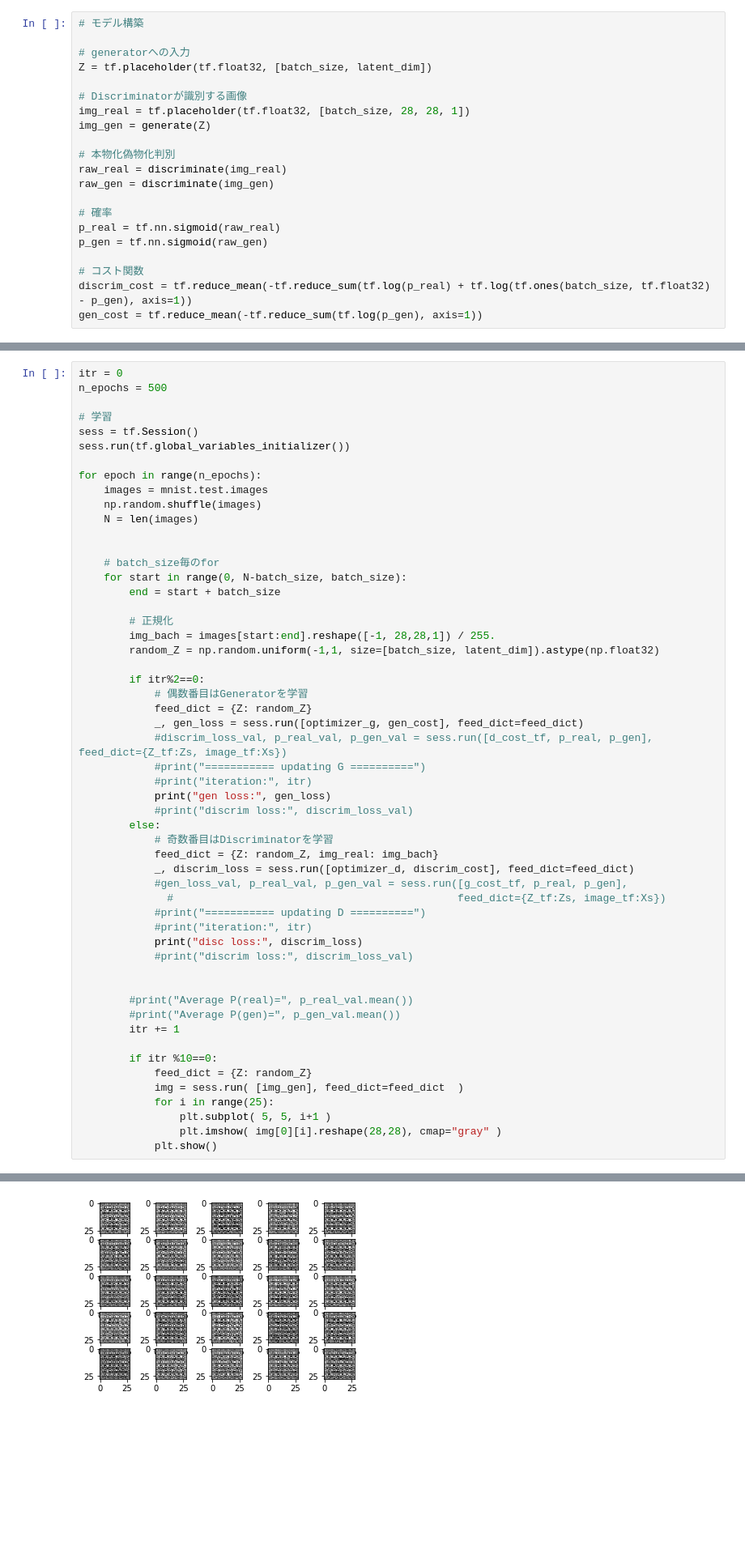
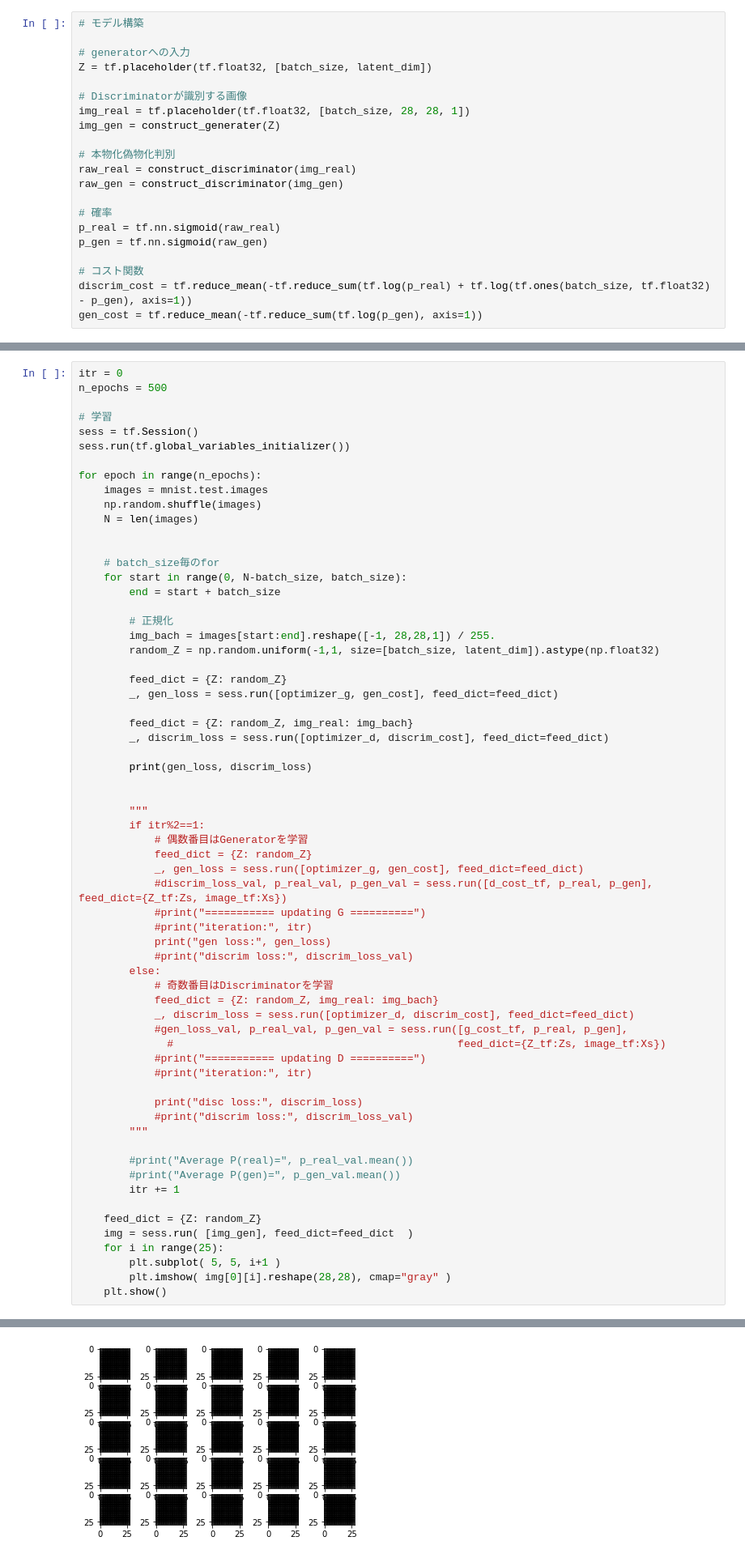
Before and after one commit to naka-tomo/tf_test, a Jupyter notebook: DCGAN_mnist.ipynb, the cells around one changed output, grey strips where cells are left out. Shown at 81% size. Saved outputs shown, nothing was run; the diff lists cells and outputs as text; blank space fills up the shorter version.

```diff
--- a/DCGAN_mnist.ipynb
+++ b/DCGAN_mnist.ipynb
@@ -137,11 +138,11 @@ Z = tf.placeholder(tf.float32, [batch_size, latent_dim])
 
 # Discriminatorが識別する画像
 img_real = tf.placeholder(tf.float32, [batch_size, 28, 28, 1])
-img_gen = generate(Z)
+img_gen = construct_generater(Z)
 
 # 本物化偽物化判別
-raw_real = discriminate(img_real)
-raw_gen = discriminate(img_gen)
+raw_real = construct_discriminator(img_real)
+raw_gen = construct_discriminator(img_gen)
 
 # 確率
 p_real = tf.nn.sigmoid(raw_real)
@@ -185,7 +186,17 @@ for epoch in range(n_epochs):
         img_bach = images[start:end].reshape([-1, 28,28,1]) / 255.
         random_Z = np.random.uniform(-1,1, size=[batch_size, latent_dim]).astype(np.float32)
 
-        if itr%2==0:
+        feed_dict = {Z: random_Z}
+        _, gen_loss = sess.run([optimizer_g, gen_cost], feed_dict=feed_dict)
+
+        feed_dict = {Z: random_Z, img_real: img_bach}
+        _, discrim_loss = sess.run([optimizer_d, discrim_cost], feed_dict=feed_dict)
+
+        print(gen_loss, discrim_loss)
+
+
+        """
+        if itr%2==1:
             # 偶数番目はGeneratorを学習
             feed_dict = {Z: random_Z}
             _, gen_loss = sess.run([optimizer_g, gen_cost], feed_dict=feed_dict)
@@ -202,19 +213,19 @@ for epoch in range(n_epochs):
               #                                             feed_dict={Z_tf:Zs, image_tf:Xs})
             #print("=========== updating D ==========")
             #print("iteration:", itr)
+
             print("disc loss:", discrim_loss)
             #print("discrim loss:", discrim_loss_val)
-
+        """
 
         #print("Average P(real)=", p_real_val.mean())
         #print("Average P(gen)=", p_gen_val.mean())
         itr += 1
 
-        if itr %10==0:
-            feed_dict = {Z: random_Z}
-            img = sess.run( [img_gen], feed_dict=feed_dict  )
-            for i in range(25):
-                plt.subplot( 5, 5, i+1 )
-                plt.imshow( img[0][i].reshape(28,28), cmap="gray" )
-            plt.show()
+    feed_dict = {Z: random_Z}
+    img = sess.run( [img_gen], feed_dict=feed_dict  )
+    for i in range(25):
+        plt.subplot( 5, 5, i+1 )
+        plt.imshow( img[0][i].reshape(28,28), cmap="gray" )
+    plt.show()
 # %% [output]
@@ -231 +249 @@ disc loss: 62.4477
-[figure, old version]
+[figure, new version]
```
Also changed, not shown: parts of 4 cells of this notebook.
